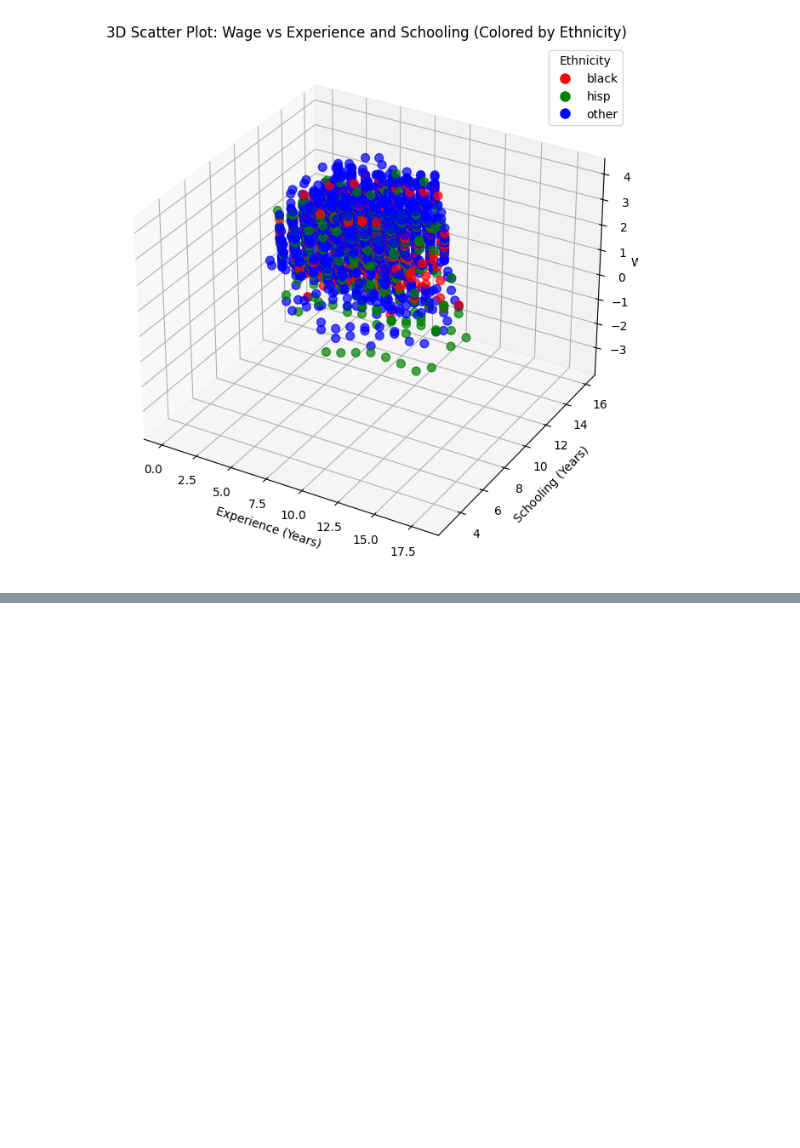
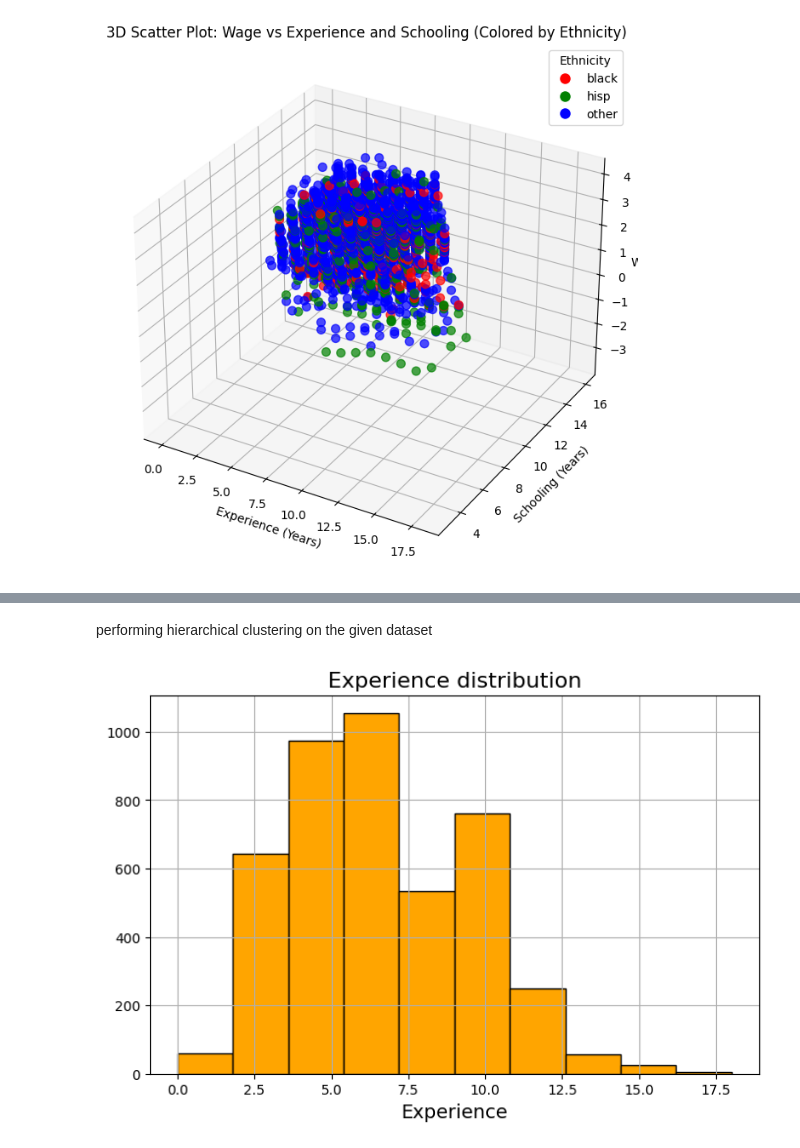
Before and after one commit to levyashvin/exploratory-data-analysis, a Jupyter notebook: males_dataset_analysis.ipynb, the cells around one changed output, grey strips where cells are left out. Cells and saved outputs as stored; diff of their text form; code cells hidden in the pictures; blank space fills up the shorter version.

```diff
--- a/males_dataset_analysis.ipynb
+++ b/males_dataset_analysis.ipynb
@@ -382,0 +439,11 @@ plt.show()
+# %% [markdown]
+performing hierarchical clustering on the given dataset
+# %%
+plt.figure(figsize=(8,5))
+plt.title("Experience distribution",fontsize=16)
+plt.xlabel ("Experience",fontsize=14)
+plt.grid(True)
+plt.hist(data['exper'],color='orange',edgecolor='k')
+plt.show()
+# %% [output]
+[figure, added]
```
Also changed, not shown: parts of 17 cells of this notebook.
